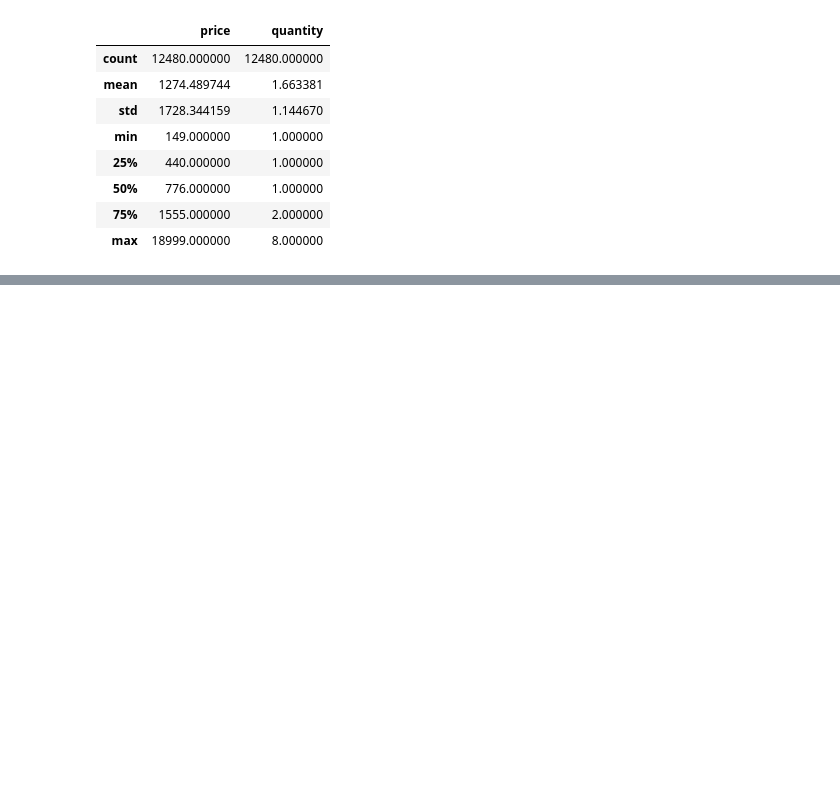
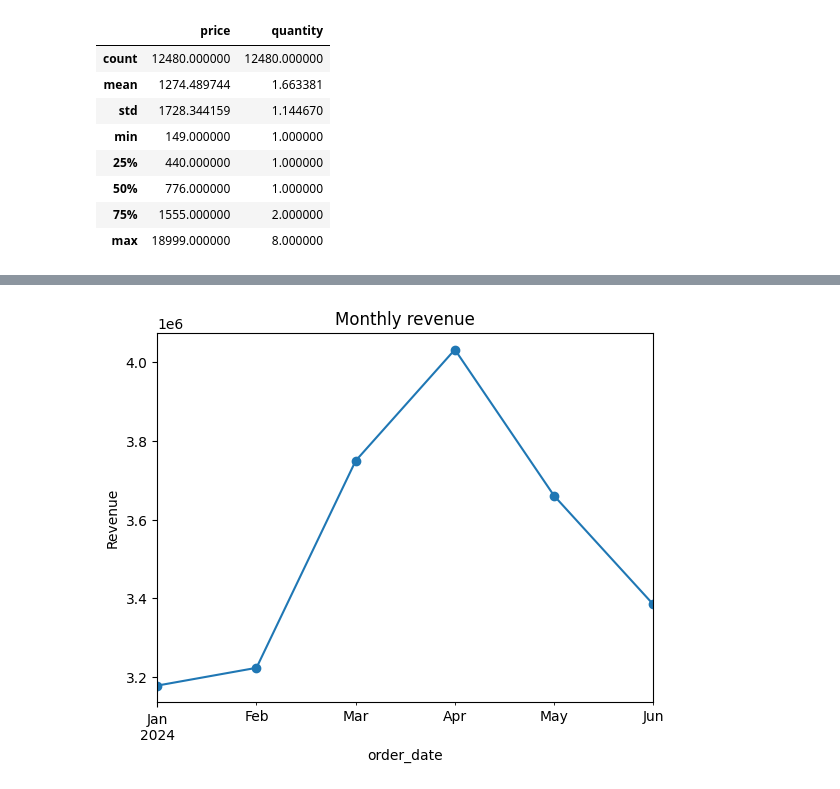
Before and after one commit to Aahra/E-commerce-dataset, a Jupyter notebook: Ecommerce.ipynb, the cells around one changed output, grey strips where cells are left out. Saved outputs shown, nothing was run; the diff lists cells and outputs as text; code cells hidden in the pictures; blank space fills up the shorter version.

```diff
--- a/Ecommerce.ipynb
+++ b/Ecommerce.ipynb
@@ -66,0 +230,8 @@ order[["price","quantity"]].describe()
+# %%
+monthly_chart = (df.set_index("order_date").resample("ME")["revenue"].sum())
+monthly_chart.plot(marker="o")
+plt.ylabel("Revenue")
+plt.title("Monthly revenue")
+plt.show()
+# %% [output]
+[figure, added]
```
Also changed, not shown: parts of 22 cells of this notebook.
